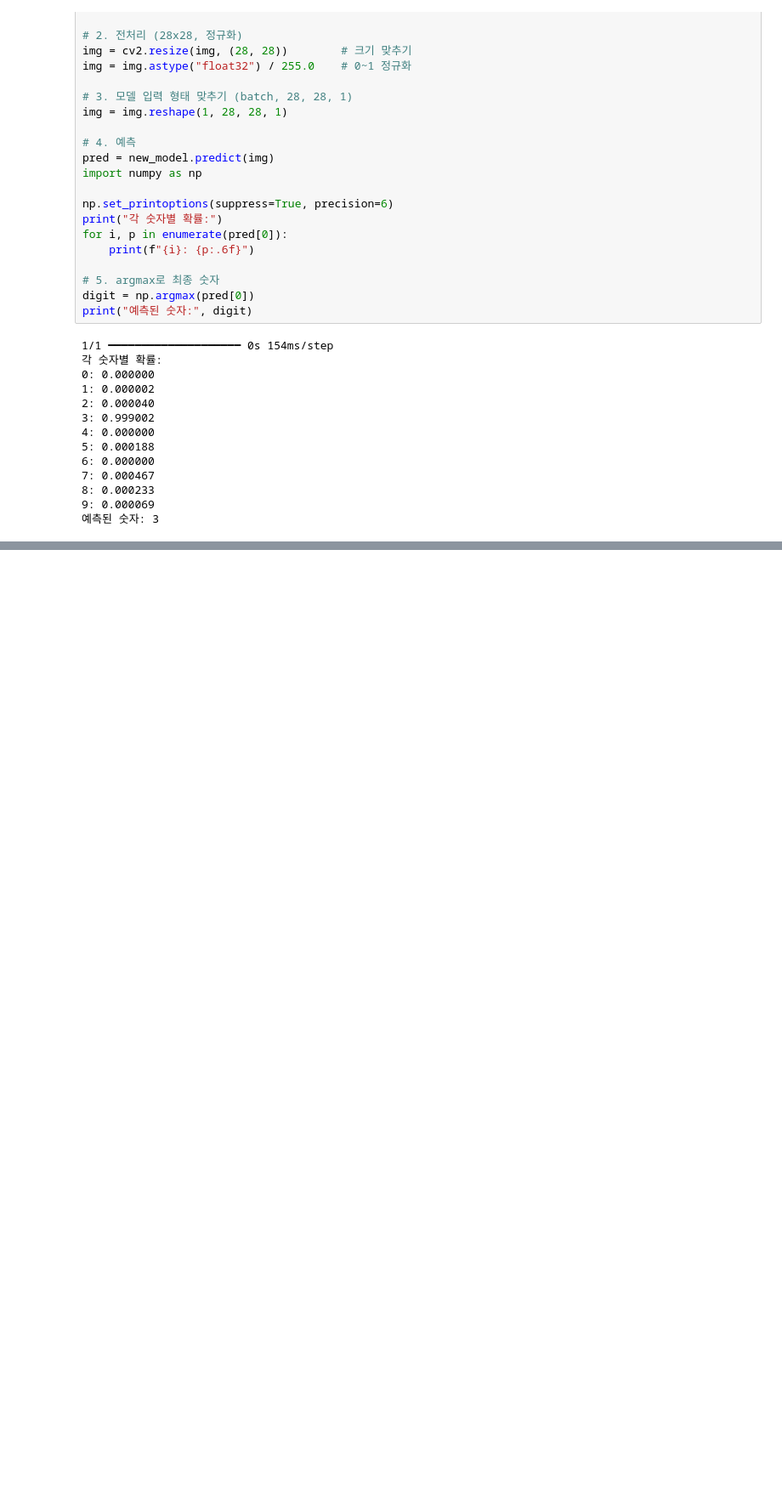
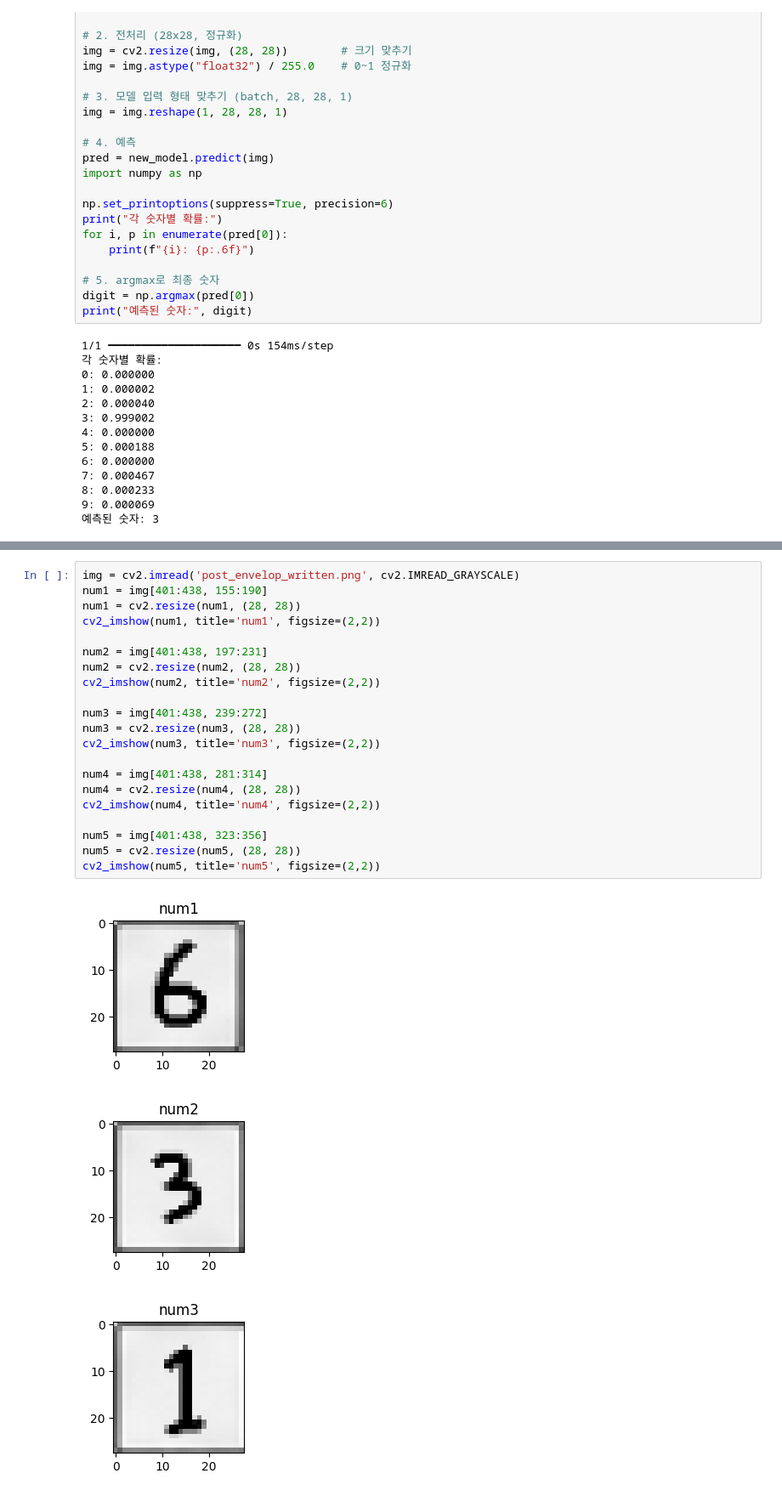
Before and after one commit to suriseven/image_tutorial, a Jupyter notebook: chap02/chap02.ipynb, the cells around one changed output, grey strips where cells are left out. Shown at 85% size. Cells and saved outputs as stored; diff of their text form; blank space fills up the shorter version.

```diff
--- a/chap02/chap02.ipynb
+++ b/chap02/chap02.ipynb
@@ -591,0 +625,25 @@ plt.show()
+# %%
+img = cv2.imread('post_envelop_written.png', cv2.IMREAD_GRAYSCALE)
+num1 = img[401:438, 155:190]
+num1 = cv2.resize(num1, (28, 28))
+cv2_imshow(num1, title='num1', figsize=(2,2))
+
+num2 = img[401:438, 197:231]
+num2 = cv2.resize(num2, (28, 28))
+cv2_imshow(num2, title='num2', figsize=(2,2))
+
+num3 = img[401:438, 239:272]
+num3 = cv2.resize(num3, (28, 28))
+cv2_imshow(num3, title='num3', figsize=(2,2))
+
+num4 = img[401:438, 281:314]
+num4 = cv2.resize(num4, (28, 28))
+cv2_imshow(num4, title='num4', figsize=(2,2))
+
+num5 = img[401:438, 323:356]
+num5 = cv2.resize(num5, (28, 28))
+cv2_imshow(num5, title='num5', figsize=(2,2))
+# %% [output]
+[figure, added]
+[figure, added]
+[figure, added]
```
Also changed, not shown: parts of 26 cells of this notebook, 2 other files.
